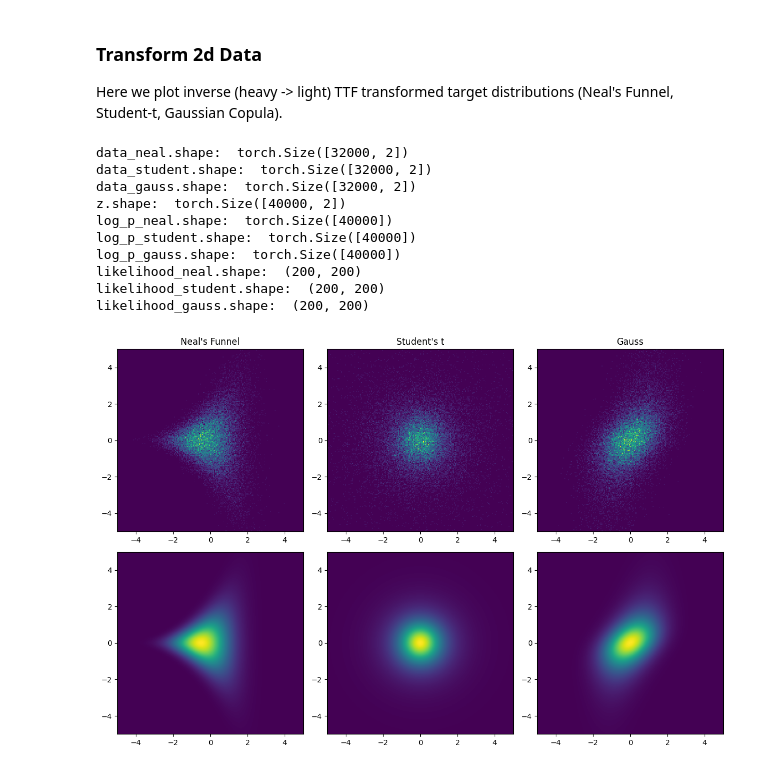
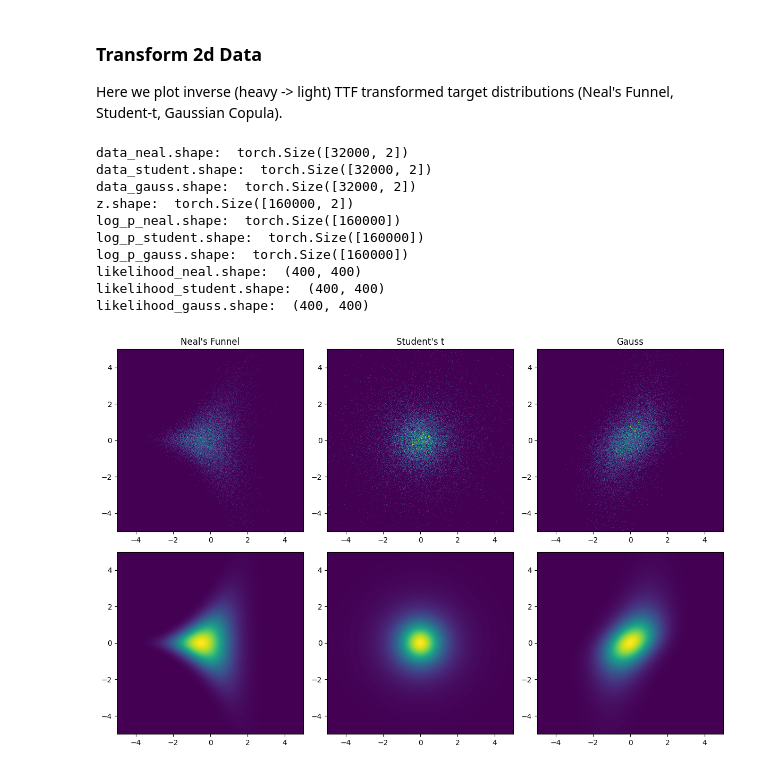
Before and after one commit to Lukas2412/tailnflows, a Jupyter notebook: tailnflows/models/test_transformations.ipynb, the cells around one changed output. Drawn from its saved outputs; the diff is of its cells as text; code cells hidden in the pictures.

```diff
--- a/tailnflows/models/test_transformations.ipynb
+++ b/tailnflows/models/test_transformations.ipynb
@@ -132,8 +142,8 @@ print("data_gauss.shape: ", data_gauss.shape)
 # parameters for 2d grid
 x_low, x_high = -5, 5
 y_low, y_high = -5, 5
-bins = 200
-grid_size = 200
+bins = 400
+grid_size = 400
 
 range_hist2d = ((x_low,x_high), (y_low,y_high))
 extent_imshow = (x_low, x_high, y_low, y_high)
@@ -145,44 +155,44 @@ print("z.shape: ", z.shape)
 
 # Compute likelihoods
 log_p_neal = target_neal.log_prob(z)
 log_p_student = target_student.log_prob(z)
 log_p_gauss = target_gauss.log_prob(z)
 print("log_p_neal.shape: ", log_p_neal.shape)
 print("log_p_student.shape: ", log_p_student.shape)
 print("log_p_gauss.shape: ", log_p_gauss.shape)
-likelihood_neal = torch.exp(log_p_neal).detach().cpu().reshape(grid_size, grid_size).detach().numpy()
-likelihood_student = torch.exp(log_p_student).detach().cpu().reshape(grid_size, grid_size).detach().numpy()
-likelihood_gauss = torch.exp(log_p_gauss).detach().cpu().reshape(grid_size, grid_size).detach().numpy()
+likelihood_neal = torch.exp(log_p_neal).reshape(grid_size, grid_size).detach().cpu().numpy()
+likelihood_student = torch.exp(log_p_student).reshape(grid_size, grid_size).detach().cpu().numpy()
+likelihood_gauss = torch.exp(log_p_gauss).reshape(grid_size, grid_size).detach().cpu().numpy()
 print("likelihood_neal.shape: ", likelihood_neal.shape)
 print("likelihood_student.shape: ", likelihood_student.shape)
 print("likelihood_gauss.shape: ", likelihood_gauss.shape)
 
 # Plot samples and likelihoods
 fig, axs = plt.subplots(2, 3, figsize=(12,8))
 axs[0, 0].hist2d(data_neal[:, 0], data_neal[:, 1], bins=bins, range=range_hist2d, density=True)
 axs[0, 0].set_title("Neal's Funnel")
 axs[0, 1].hist2d(data_student[:, 0], data_student[:, 1], bins=bins, range=range_hist2d, density=True)
 axs[0, 1].set_title("Student's t")
 axs[0, 2].hist2d(data_gauss[:, 0], data_gauss[:, 1], bins=bins, range=range_hist2d, density=True)
 axs[0, 2].set_title("Gauss")
 axs[1, 0].imshow(likelihood_neal, extent=extent_imshow, aspect='auto', origin='lower', cmap='viridis')
 axs[1, 1].imshow(likelihood_student, extent=extent_imshow, aspect='auto', origin='lower', cmap='viridis')
 axs[1, 2].imshow(likelihood_gauss, extent=extent_imshow, aspect='auto', origin='lower', cmap='viridis')
 
 plt.tight_layout()
 plt.show()
 # %% [output]
 data_neal.shape:  torch.Size([32000, 2])
 data_student.shape:  torch.Size([32000, 2])
 data_gauss.shape:  torch.Size([32000, 2])
-z.shape:  torch.Size([40000, 2])
-log_p_neal.shape:  torch.Size([40000])
-log_p_student.shape:  torch.Size([40000])
-log_p_gauss.shape:  torch.Size([40000])
-likelihood_neal.shape:  (200, 200)
-likelihood_student.shape:  (200, 200)
-likelihood_gauss.shape:  (200, 200)
+z.shape:  torch.Size([160000, 2])
+log_p_neal.shape:  torch.Size([160000])
+log_p_student.shape:  torch.Size([160000])
+log_p_gauss.shape:  torch.Size([160000])
+likelihood_neal.shape:  (400, 400)
+likelihood_student.shape:  (400, 400)
+likelihood_gauss.shape:  (400, 400)
-[figure, old version]
+[figure, new version]
 # %%
 # Parameters for TTF transformation
 features = 2
```
Also changed, not shown: parts of 3 cells of this notebook, 3 other files.
